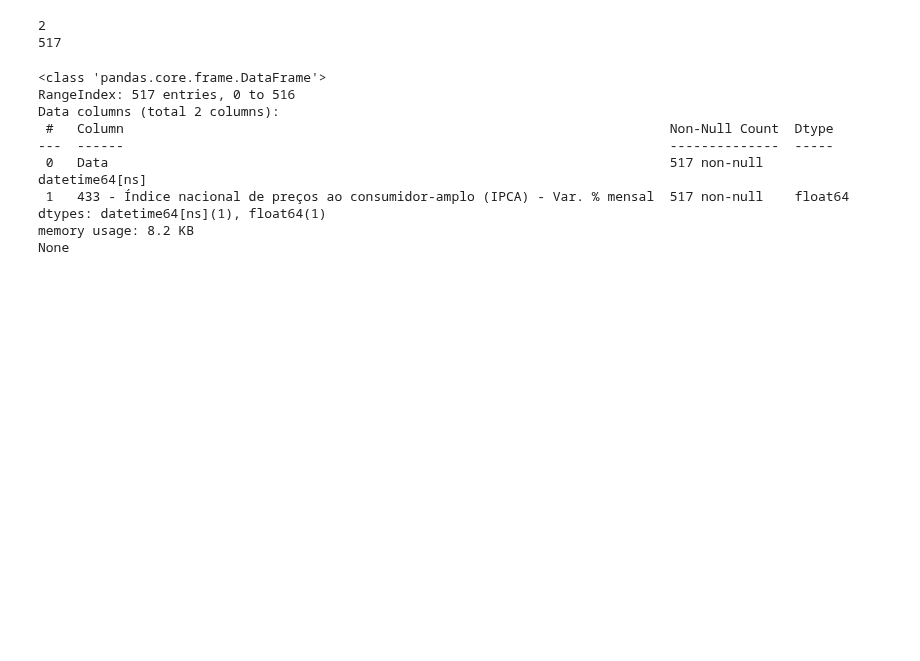
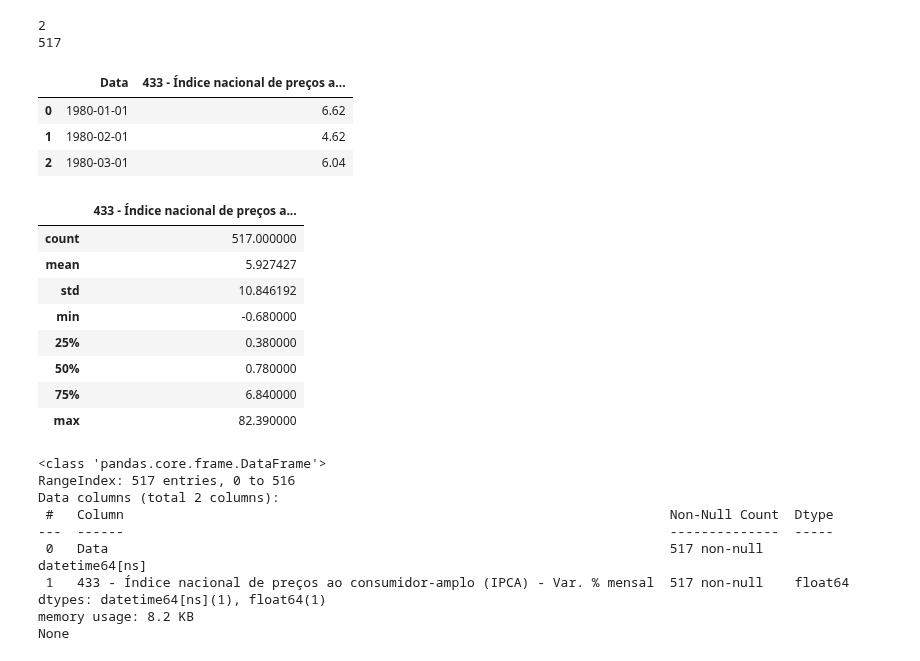
Before and after one commit to VictorGFL/Curso-de-Extensao-python-pandas, a Jupyter notebook: IPCAnoPythonPandas.ipynb, the cells around one changed output. Drawn from its saved outputs; the diff is of its cells as text; code cells hidden in the pictures; blank space fills up the shorter version.

```diff
--- a/IPCAnoPythonPandas.ipynb
+++ b/IPCAnoPythonPandas.ipynb
@@ -57,6 +57,27 @@ print(HistIPCA_df.shape[0])
 (517, 2)
 2
 517
+# %%
+#Para exibir somente as 3 primeiras linhas
+display(HistIPCA_df.head(3))
+# %% [output]
+|  | Data | 433 - Índice nacional de preços a... |
+| 0 | 1980-01-01 | 6.62 |
+| 1 | 1980-02-01 | 4.62 |
+| 2 | 1980-03-01 | 6.04 |
+# %%
+# Comando para retornar dados estatísticos do banco de dados
+display(HistIPCA_df.describe())
+# %% [output]
+|  | 433 - Índice nacional de preços a... |
+| count | 517.000000 |
+| mean | 5.927427 |
+| std | 10.846192 |
+| min | -0.680000 |
+| 25% | 0.380000 |
+| 50% | 0.780000 |
+| 75% | 6.840000 |
+| max | 82.390000 |
 # %%
 #Retorna uma descrição das colunas do data frame
 print(HistIPCA_df.info())
```
Also changed, not shown: parts of 4 cells of this notebook.
